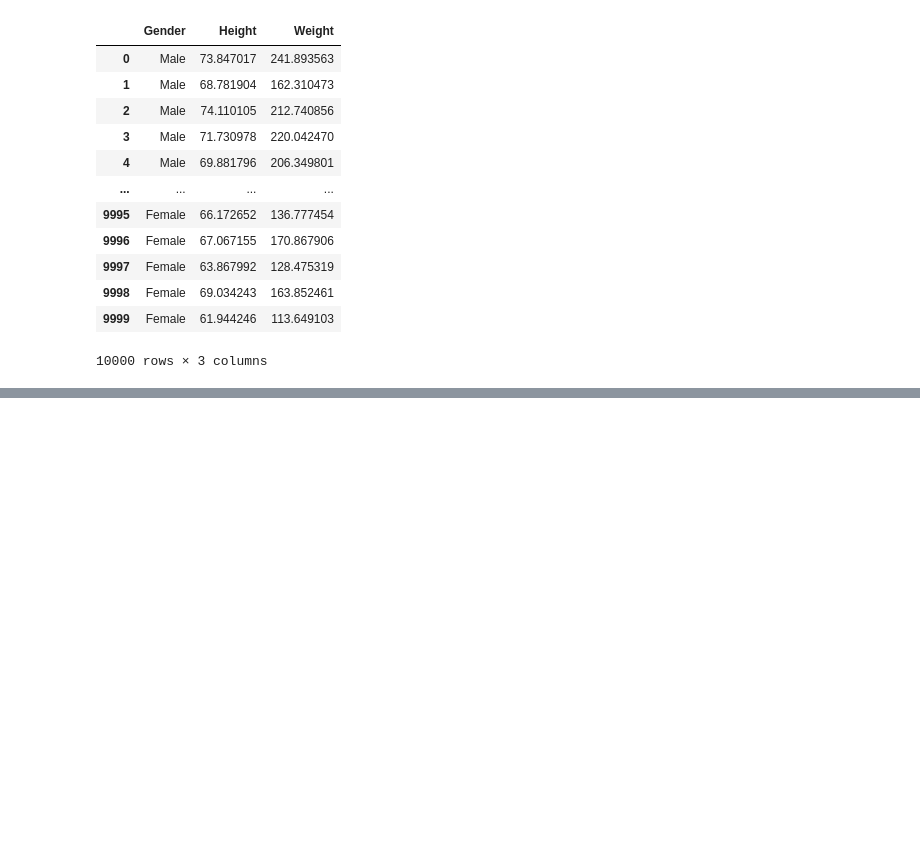
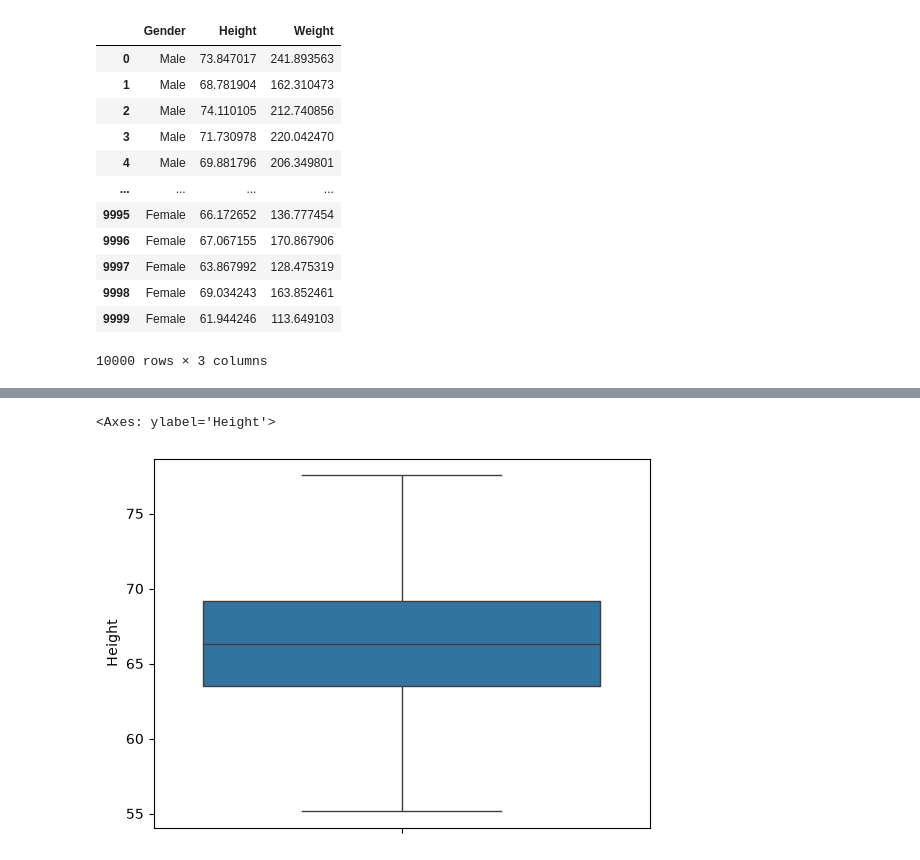
Before and after one commit to tiarapardosi/CERTAN-2026, a Jupyter notebook: Week 2/42324018_W2S03_Modul1.ipynb, the cells around one changed output, grey strips where cells are left out. Drawn from its saved outputs; the diff is of its cells as text; code cells hidden in the pictures; blank space fills up the shorter version.

```diff
--- a/Week 2/42324018_W2S03_Modul1.ipynb
+++ b/Week 2/42324018_W2S03_Modul1.ipynb
@@ -194,0 +235,16 @@ ModuleNotFoundError: No module named 'seaborn'
+# %%
+import numpy as np
+# Identifikasi Q1 Q3
+q1, q3 = np.percentile(df2['Height'], [25, 75])
+# Hitung IQR
+iqr = q3 - q1
+# Cari lower dan upper bounds
+lower_bound = q1 - (1.5 * iqr)
+upper_bound = q3 + (1.5 * iqr)
+# Hapus outliers
+clean_data = df2[(df2['Height'] >= lower_bound)
+& (df2['Height'] <= upper_bound)]
+sns.boxplot(clean_data['Height'])
+# %% [output]
+<Axes: ylabel='Height'>
+[figure, added]
```
Also changed, not shown: parts of 22 cells of this notebook, 1 other file.
